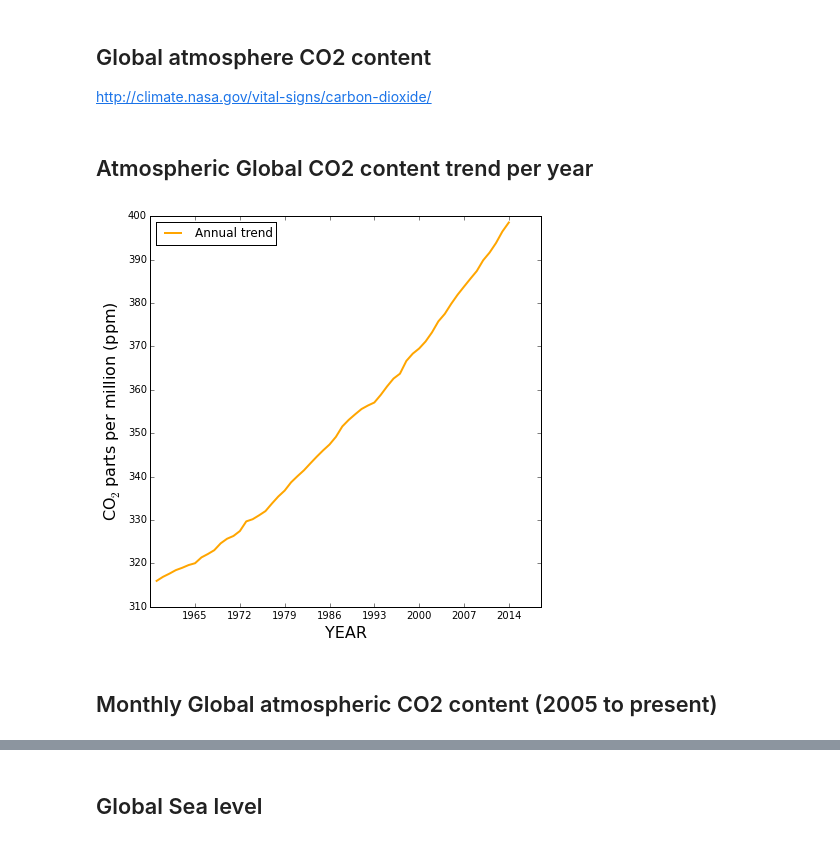
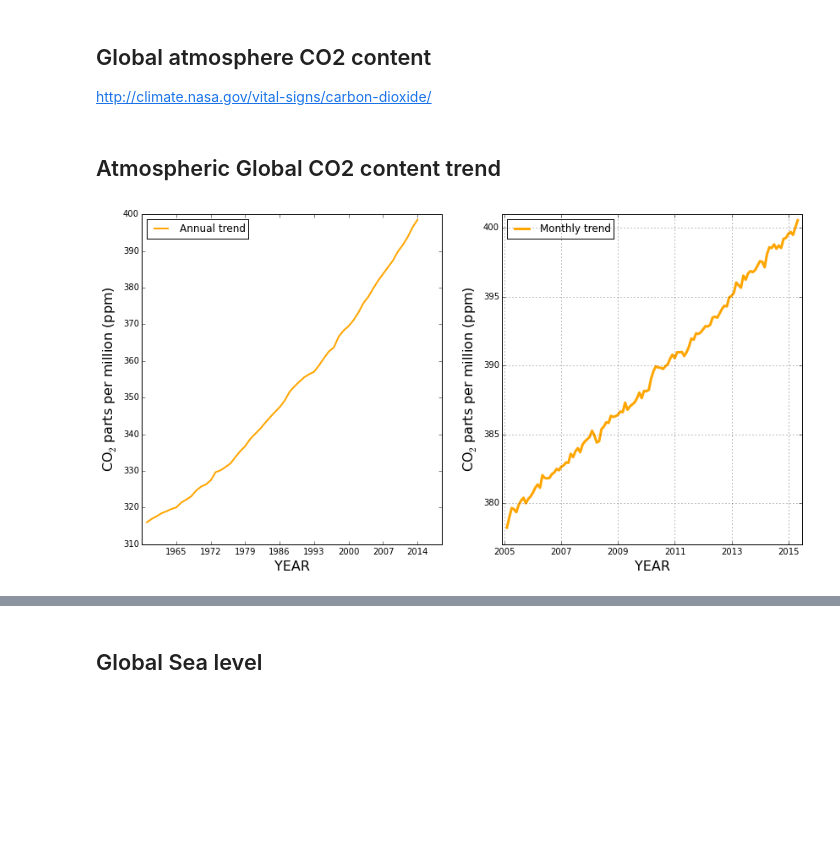
Before and after one commit to farliz/MatpliplibForClimateChange, a Jupyter notebook: MatplotlibForClimateChange.ipynb, the cells around one changed output, grey strips where cells are left out. Cells and saved outputs as stored; diff of their text form; code cells hidden in the pictures; blank space fills up the shorter version.

```diff
--- a/MatplotlibForClimateChange.ipynb
+++ b/MatplotlibForClimateChange.ipynb
@@ -65,21 +65,30 @@ data_co2_monthly = pd.read_csv('ftp://aftp.cmdl.noaa.gov/products/trends/co2/co2
 # %%
 # #####
 # %% [markdown]
-## Atmospheric Global CO2 content trend per year
+## Atmospheric Global CO2 content trend
 # %%
-fig = plt.figure(figsize=(7, 7))
-ax = fig.add_subplot(111)
-ax.plot(data_co2_year['mean'], color='orange', label='Annual trend', linewidth=2)
-ax.legend(loc='best')
-ax.set_xlabel('YEAR', fontsize=16)
-ax.set_ylabel('CO$_{2}$ parts per million (ppm)', fontsize=16)
-ax.set_xlim(-1, 60)
-ax.set_xticks(range(6, len(data_co2_year['mean']), 7))#
-ax.set_xticklabels(data_co2_year.index[6::7])
+fig, (ax1, ax2)= plt.subplots(1, 2, figsize=(14, 7))
+ax1.plot(data_co2_year['mean'], color='orange', label='Annual trend', linewidth=2)
+ax1.legend(loc='best')
+ax1.set_xlabel('YEAR', fontsize=16)
+ax1.set_ylabel('CO$_{2}$ parts per million (ppm)', fontsize=16)
+ax1.set_xlim(-1, 60)
+ax1.set_xticks(range(6, len(data_co2_year['mean']), 7))#
+ax1.set_xticklabels(data_co2_year.index[6::7])
+
+ax2.plot(data_co2_monthly.trend[562::], color='orange', label='Monthly trend', linewidth=3) # Plot zoom to 2005
+ax2.legend(loc='best')
+ax2.set_xlabel('YEAR', fontsize=16)
+ax2.set_ylabel('CO$_{2}$ parts per million (ppm)', fontsize=16)
+ax2.set_ylim(377, 401)
+ax2.set_xlim(-2, 125)
+ax2.set_xticks(range(-1, 123 , 24)) # set ticks from 2005 to present
+#ax.set_xticks(range(-1, 123, 12 )) # set ticks from 2005 to present
+ax2.set_xticklabels(data_co2_monthly.index[562::24])# set tick labels wothd years
+ax2.grid()
+
 fig.gca()  # needed for the ipython-inline to display anything
 #fig.savefig('co2_trend.png', dpi=300)
 plt.show()
 # %% [output]
-[figure, old version]
+[figure, new version]
-# %% [markdown]
-## Monthly Global atmospheric  CO2 content (2005 to present)
```
Also changed, not shown: parts of 9 cells of this notebook.
